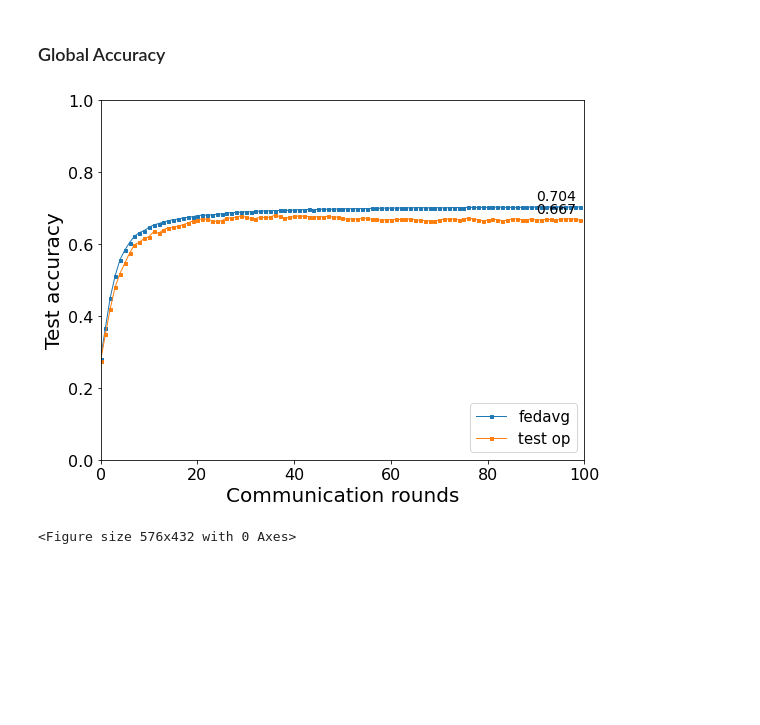
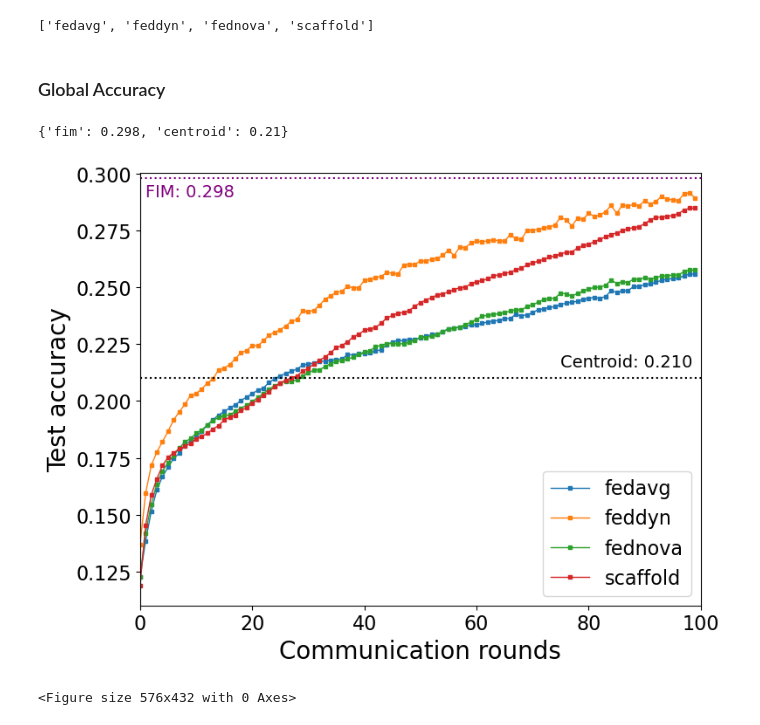
Before and after one commit to AIoT-Lab-BKAI/Hung-NN-verifiedFL, a Jupyter notebook: records/analysis.ipynb, the cells around one changed output. Drawn from its saved outputs; the diff is of its cells as text; code cells hidden in the pictures; blank space fills up the shorter version.

Commit message:
Need modified for client_per_round

```diff
--- a/records/analysis.ipynb
+++ b/records/analysis.ipynb
@@ -13,9 +13,14 @@ def func(object_name):
     else:
         return True
 # %%
-folder_path = "./jsons/baseline/simple_7/"
+folder_path = "./jsons/dataset_idx/cifar10/dirichlet/dir_0.1_sparse/50client"
 algos = filter(func, sorted(os.listdir(folder_path)))
 algos = list(algos)
+algos.remove("fim")
+# %%
+algos
+# %% [output]
+['fedavg', 'feddyn', 'fednova', 'scaffold']
 # %% [markdown]
 ### Global Accuracy
 # %%
@@ -24,27 +29,38 @@ for algo in algos:
     global_cfmtx = json.load(open(os.path.join(folder_path, algo, "global_cfmtx_record.json"), "r"))
     for r in range(len(global_cfmtx)):
         data[algo].append(np.mean(np.diag(global_cfmtx[r])))
+
+fim = json.load(open(os.path.join(folder_path, "fim", "results.json"), "r"))
+# %%
+fim
+# %% [output]
+{'fim': 0.298, 'centroid': 0.21}
 # %%
 matplotlib.rc('xtick', labelsize=16)
 matplotlib.rc('ytick', labelsize=16)
 
 plt.figure(figsize=(8,6))
 plt.xlabel("Communication rounds", fontsize=20)
 plt.ylabel("Test accuracy", fontsize=20)
 
 for algo in data.keys():
     plt.plot(data[algo], label=algo.replace("_", " "),
             linestyle='solid', marker='s',
             linewidth=1, markersize=3)
-    plt.text(x=90, y=data[algo][-1]+0.02, s=f"{data[algo][-1]:>.3f}", fontdict={"fontsize":14})
 
-plt.ylim(0,1)
+plt.axhline(y=fim['fim'], xmin=0, xmax=1000, linestyle=':', color='purple')
+plt.text(x=1, y=fim['fim']-0.008, s=f"FIM: {fim['fim']:>.3f}", fontdict={"fontsize":14, "color": "purple"})
+
+plt.axhline(y=fim['centroid'], xmin=0, xmax=1000, linestyle=':', color='black')
+plt.text(x=75, y=fim['centroid']+0.005, s=f"Centroid: {fim['centroid']:>.3f}", fontdict={"fontsize":14})
+
+# plt.ylim(0,0.35)
 plt.xlim(0,100)
-plt.legend(loc="lower right", fontsize=15, ncol=1)
+plt.legend(loc="lower right", fontsize=16, ncol=1)
 plt.tight_layout()
-plt.savefig(folder_path + "Global_Accuracy.png")
+plt.savefig(folder_path + f"/{len(data[algo])}-round Global_Accuracy.png")
 # %% [output]
-[figure, old version]
+[figure, new version]
 # %%
 matplotlib.rc('xtick', labelsize=16)
 matplotlib.rc('ytick', labelsize=16)
```
Also changed, not shown: 17 other files.
